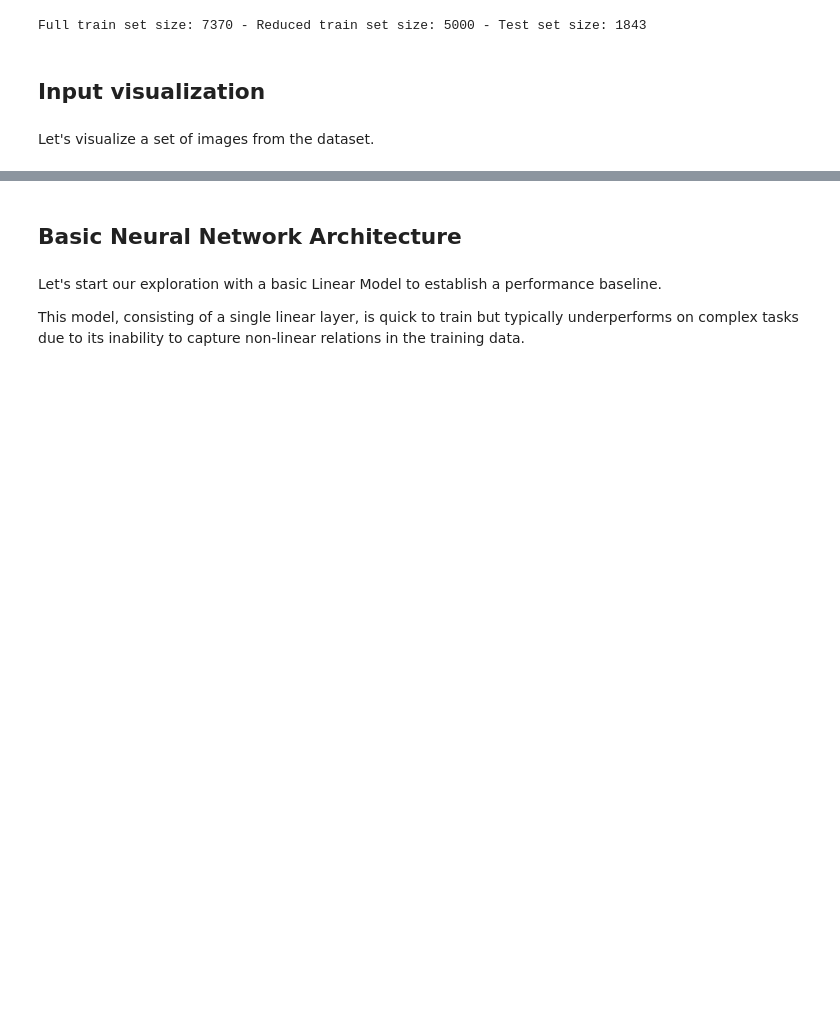
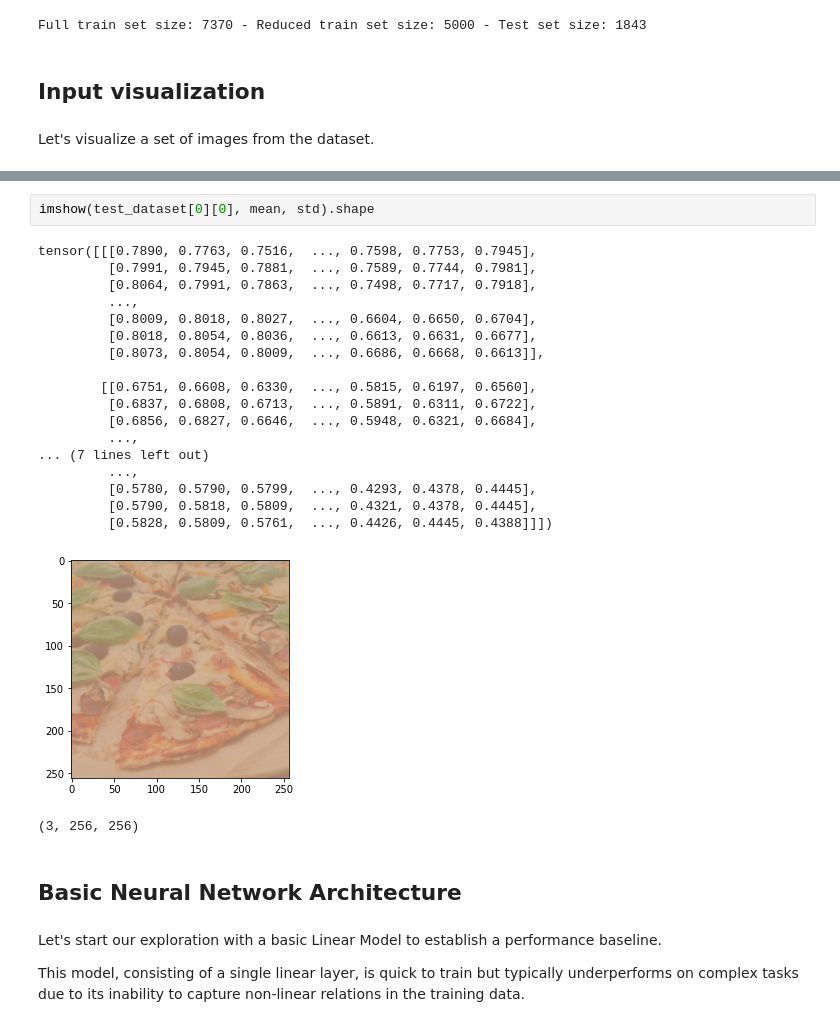
Before and after one commit to NBillar/deep_l, a Jupyter notebook: main.ipynb, the cells around one changed output, grey strips where cells are left out. Drawn from its saved outputs; the diff is of its cells as text; blank space fills up the shorter version.

```diff
--- a/main.ipynb
+++ b/main.ipynb
@@ -316,3 +452,25 @@ Labels: plain
+# %%
+imshow(test_dataset[0][0], mean, std).shape
+# %% [output]
+tensor([[[0.7890, 0.7763, 0.7516,  ..., 0.7598, 0.7753, 0.7945],
+         [0.7991, 0.7945, 0.7881,  ..., 0.7589, 0.7744, 0.7981],
+         [0.8064, 0.7991, 0.7863,  ..., 0.7498, 0.7717, 0.7918],
+         ...,
+         [0.8009, 0.8018, 0.8027,  ..., 0.6604, 0.6650, 0.6704],
+         [0.8018, 0.8054, 0.8036,  ..., 0.6613, 0.6631, 0.6677],
+         [0.8073, 0.8054, 0.8009,  ..., 0.6686, 0.6668, 0.6613]],
+
+        [[0.6751, 0.6608, 0.6330,  ..., 0.5815, 0.6197, 0.6560],
+         [0.6837, 0.6808, 0.6713,  ..., 0.5891, 0.6311, 0.6722],
+         [0.6856, 0.6827, 0.6646,  ..., 0.5948, 0.6321, 0.6684],
+         ...,
+... (7 lines left out)
+         ...,
+         [0.5780, 0.5790, 0.5799,  ..., 0.4293, 0.4378, 0.4445],
+         [0.5790, 0.5818, 0.5809,  ..., 0.4321, 0.4378, 0.4445],
+         [0.5828, 0.5809, 0.5761,  ..., 0.4426, 0.4445, 0.4388]]])
+[figure, added]
+(3, 256, 256)
 # %% [markdown]
 ## Basic Neural Network Architecture
 # %% [markdown]
```
Also changed, not shown: parts of 15 cells of this notebook.
